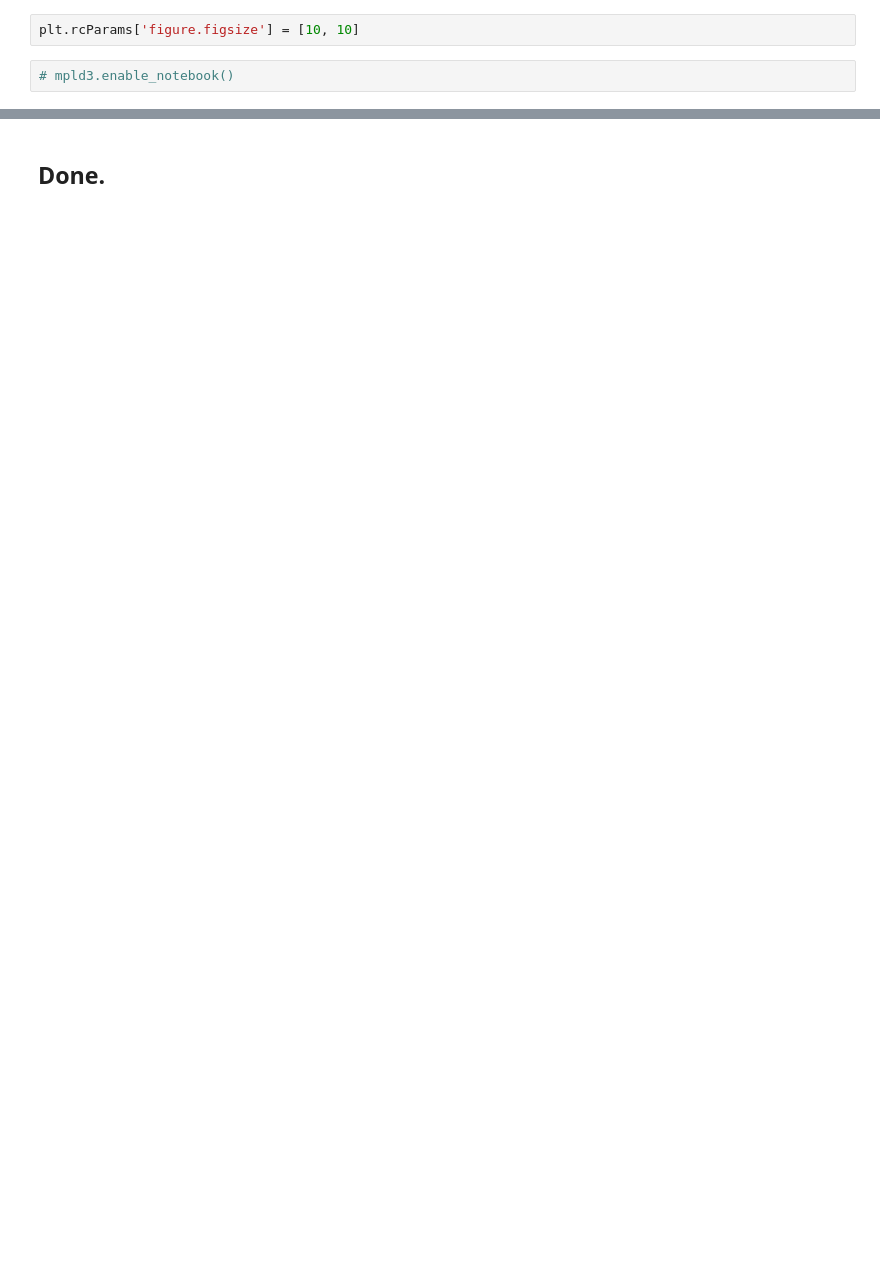
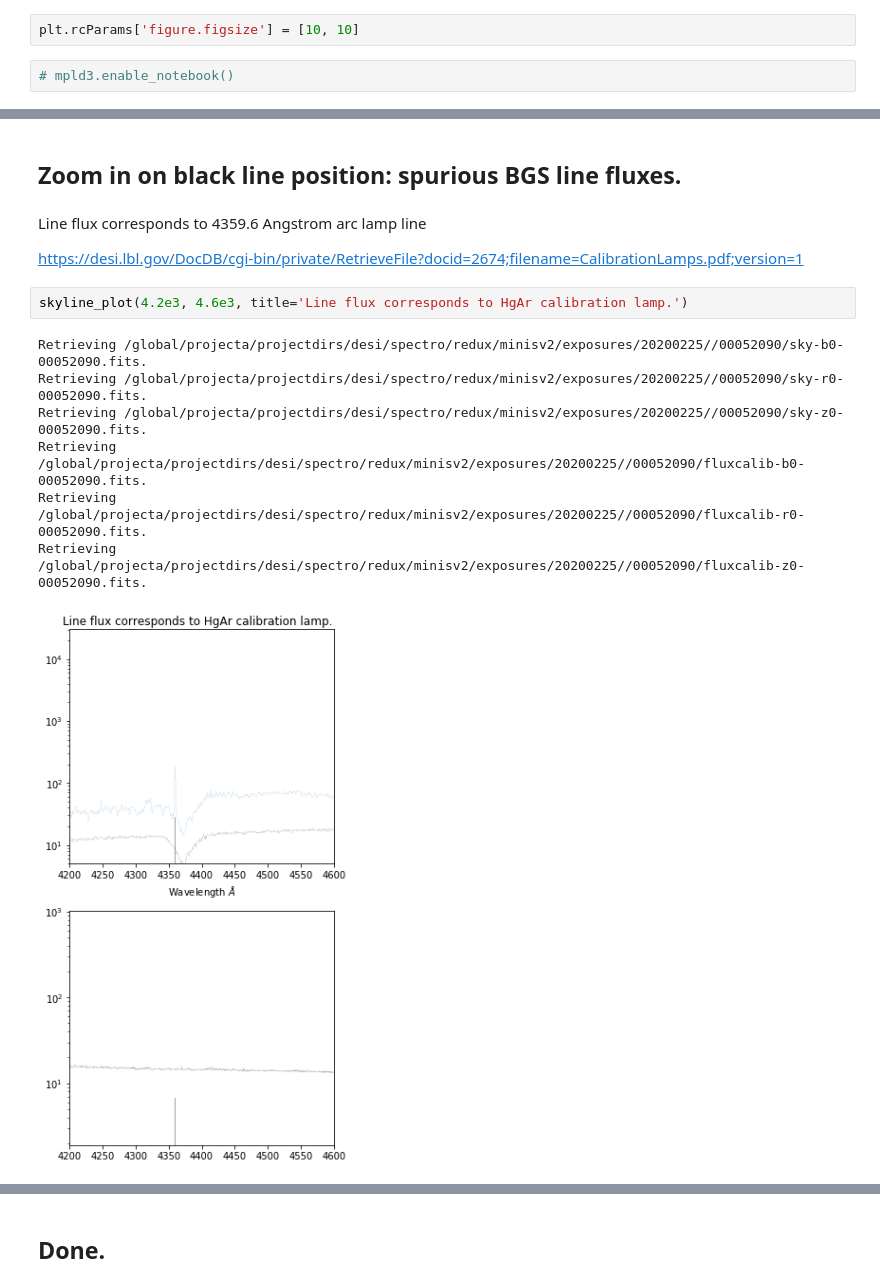
Before and after one commit to SgmAstro/MINISV, a Jupyter notebook: calibs.ipynb, the cells around one changed output, grey strips where cells are left out. Drawn from its saved outputs; the diff is of its cells as text; blank space fills up the shorter version.

```diff
--- a/calibs.ipynb
+++ b/calibs.ipynb
@@ -153,0 +176,16 @@ axes[-1].set_xlabel(r'Wavelength $\AA$')
+# %% [markdown]
+##  Zoom in on black line position: spurious BGS line fluxes.
+# %% [markdown]
+Line flux corresponds to 4359.6 Angstrom arc lamp line
+
+https://desi.lbl.gov/DocDB/cgi-bin/private/RetrieveFile?docid=2674;filename=CalibrationLamps.pdf;version=1
+# %%
+skyline_plot(4.2e3, 4.6e3, title='Line flux corresponds to HgAr calibration lamp.')
+# %% [output]
+Retrieving /global/projecta/projectdirs/desi/spectro/redux/minisv2/exposures/20200225//00052090/sky-b0-00052090.fits.
+Retrieving /global/projecta/projectdirs/desi/spectro/redux/minisv2/exposures/20200225//00052090/sky-r0-00052090.fits.
+Retrieving /global/projecta/projectdirs/desi/spectro/redux/minisv2/exposures/20200225//00052090/sky-z0-00052090.fits.
+Retrieving /global/projecta/projectdirs/desi/spectro/redux/minisv2/exposures/20200225//00052090/fluxcalib-b0-00052090.fits.
+Retrieving /global/projecta/projectdirs/desi/spectro/redux/minisv2/exposures/20200225//00052090/fluxcalib-r0-00052090.fits.
+Retrieving /global/projecta/projectdirs/desi/spectro/redux/minisv2/exposures/20200225//00052090/fluxcalib-z0-00052090.fits.
+[figure, added]
```
Also changed, not shown: parts of 19 cells of this notebook, 11 other files.
